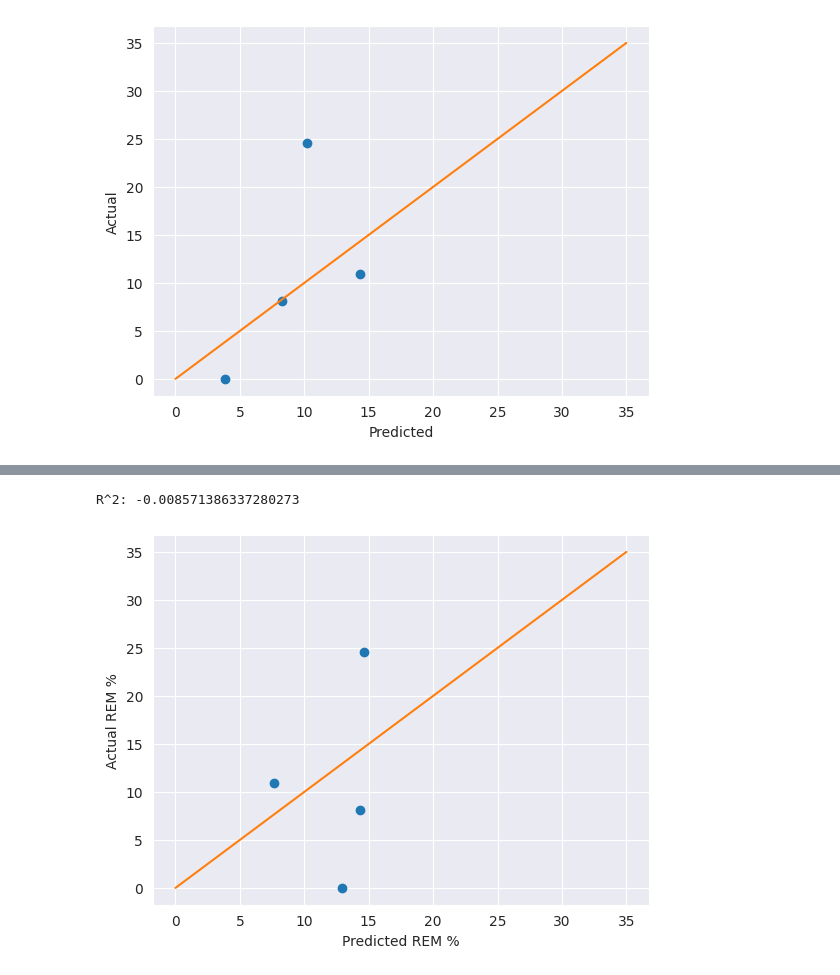
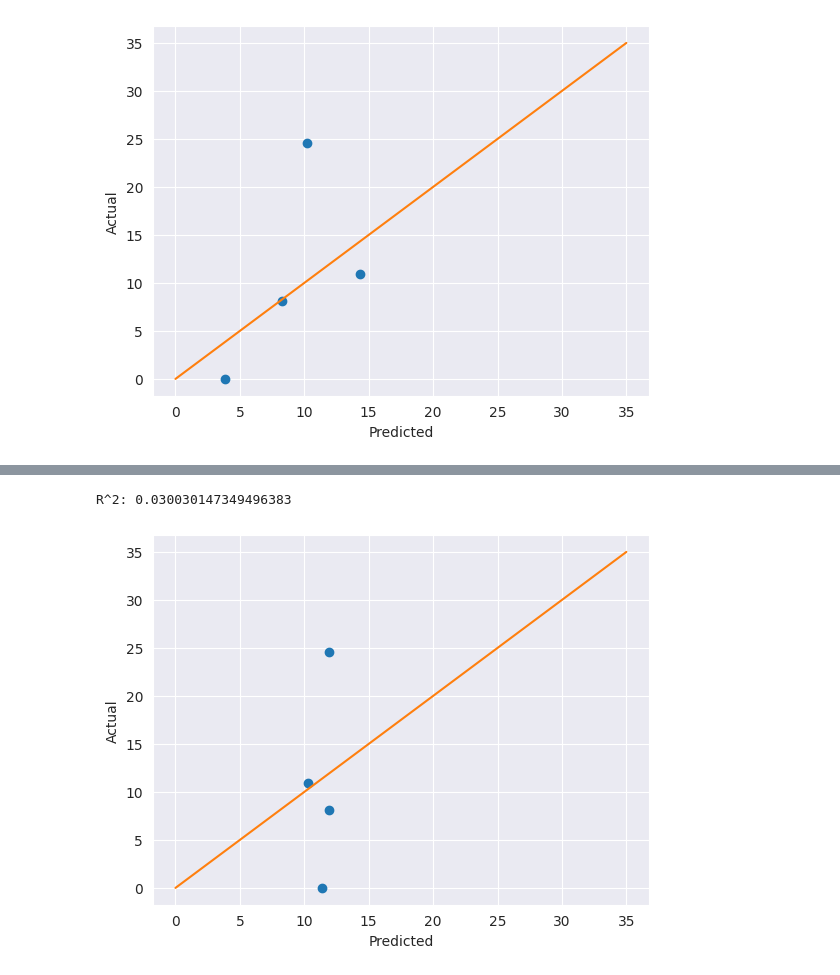
Before and after one commit to curtisjcov/test, a Jupyter notebook: Health_Analysis.ipynb, the cells around one changed output, grey strips where cells are left out. Cells and saved outputs as stored; diff of their text form; code cells hidden in the pictures.

```diff
--- a/Health_Analysis.ipynb
+++ b/Health_Analysis.ipynb
@@ -295,21 +321,22 @@ R^2: 0.26008156052542153
 # %%
-import xgboost as xgb
-xgb_model = xgb.XGBRegressor(n_estimators=1000, learning_rate = .2,max_depth = 7)
+
+from sklearn.neighbors import KNeighborsRegressor
+knn = KNeighborsRegressor(n_neighbors=5)
+knn.fit(X_train,y_train)
+y_pred0 = knn.predict(X_test)
 
 
-xgb_model.fit(X_train, y_train)
+plt.plot(y_pred0,y_test,'o')
+plt.plot([0,35],[0,35])
 
-y_pred2 = xgb_model.predict(X_test)
+plt.xlabel("Predicted")
+plt.ylabel("Actual")
 
+from sklearn.metrics import r2_score
 
-plt.plot(y_pred2,y_test,'o')
-plt.plot([0,35],[0,35])
-plt.xlabel("Actual REM %")
-plt.ylabel("Predicted REM %")
+r2 = r2_score(y_test, y_pred0)
 
-r2_xgb = r2_score(y_pred2, y_test)
-
-print("R^2:", r2_xgb)
+print("R^2:", r2)
 # %% [output]
-R^2: -0.008571386337280273
+R^2: 0.030030147349496383
-[figure, old version]
+[figure, new version]
```
Also changed, not shown: parts of 1 cell of this notebook.
